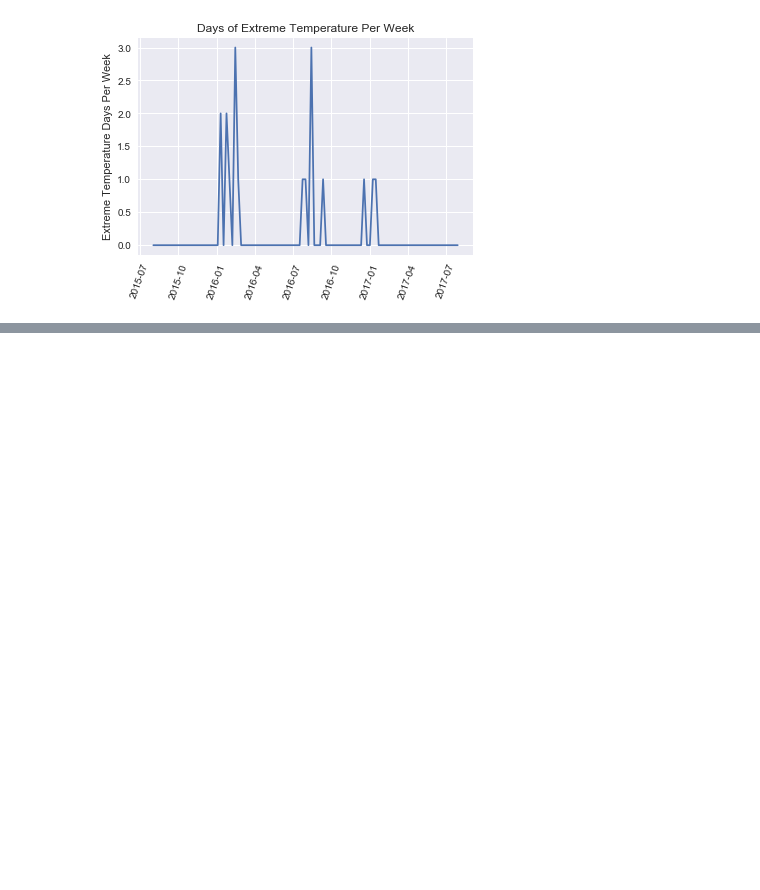
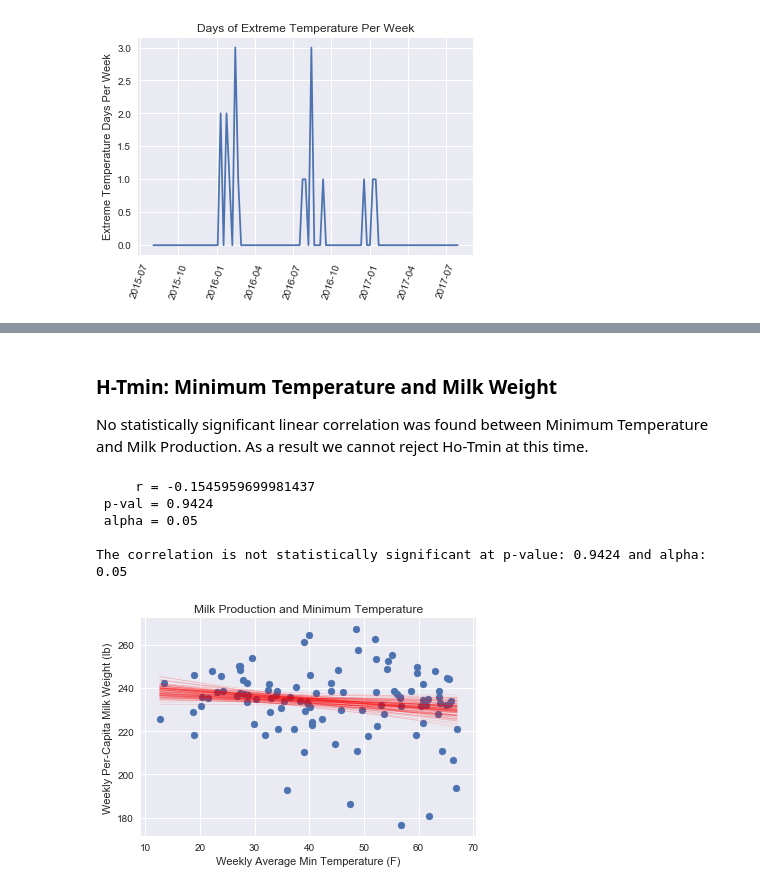
Before and after one commit to falaktheoptimist/happy-cows, a Jupyter notebook: notebooks/milk_production_and_temperature.ipynb, the cells around one changed output, grey strips where cells are left out. Cells and saved outputs as stored; diff of their text form; code cells hidden in the pictures; blank space fills up the shorter version.

```diff
--- a/notebooks/milk_production_and_temperature.ipynb
+++ b/notebooks/milk_production_and_temperature.ipynb
@@ -168,0 +191,20 @@ The correlation is not statistically significant at this p-value and alpha level
+# %% [markdown]
+### H-Tmin: Minimum Temperature and Milk Weight
+
+No statistically significant linear correlation was found between Minimum Temperature and Milk Production.  As a result we cannot reject Ho-Tmin at this time.
+# %%
+# Hypothesis Test Ho-Tmax
+x = weekly_summary['average_min_temp']
+x_label = 'Weekly Average Min Temperature (F)'
+y = milk['milk_weight']
+y_label = 'Weekly Per-Capita Milk Weight (lb)'
+title = 'Milk Production and Minimum Temperature'
+
+conduct_analysis(x, y, x_label, y_label, title)
+# %% [output]
+     r = -0.1545959699981437
+ p-val = 0.9424
+ alpha = 0.05
+
+The correlation is not statistically significant at p-value: 0.9424 and alpha: 0.05
+[figure, added]
```
Also changed, not shown: parts of 9 cells of this notebook, 1 other file.
